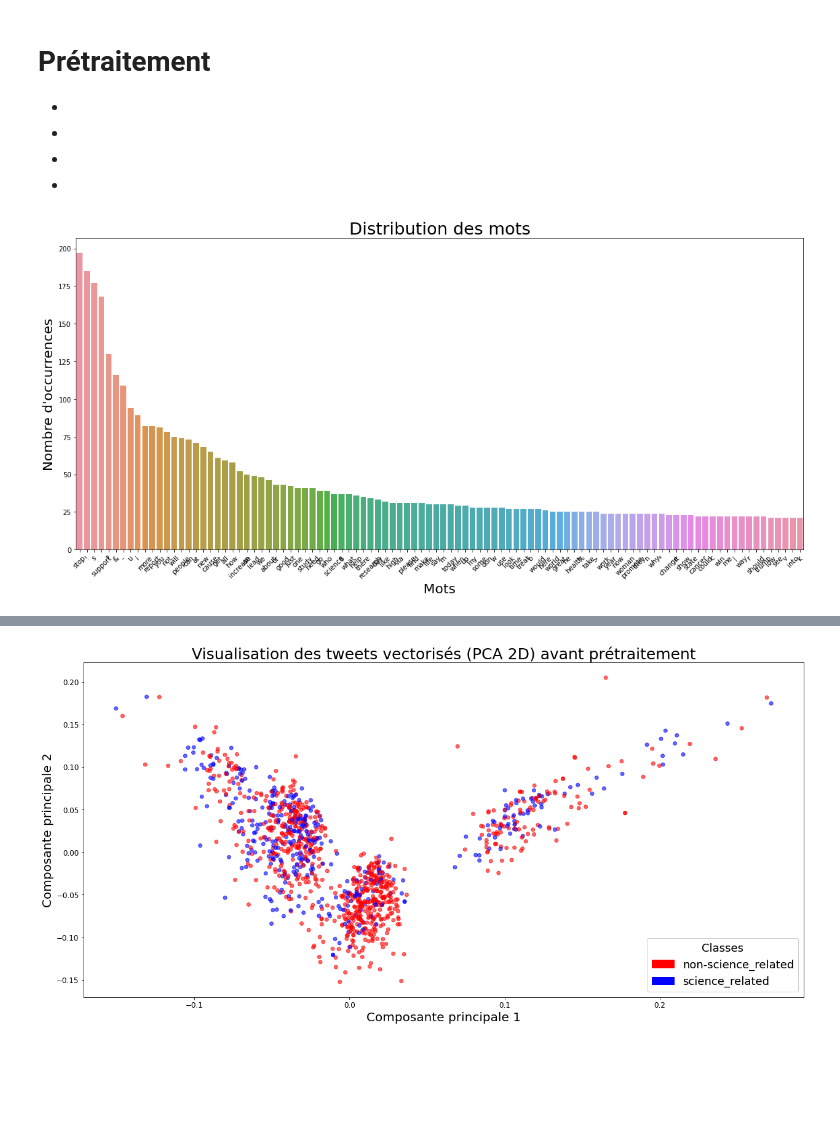
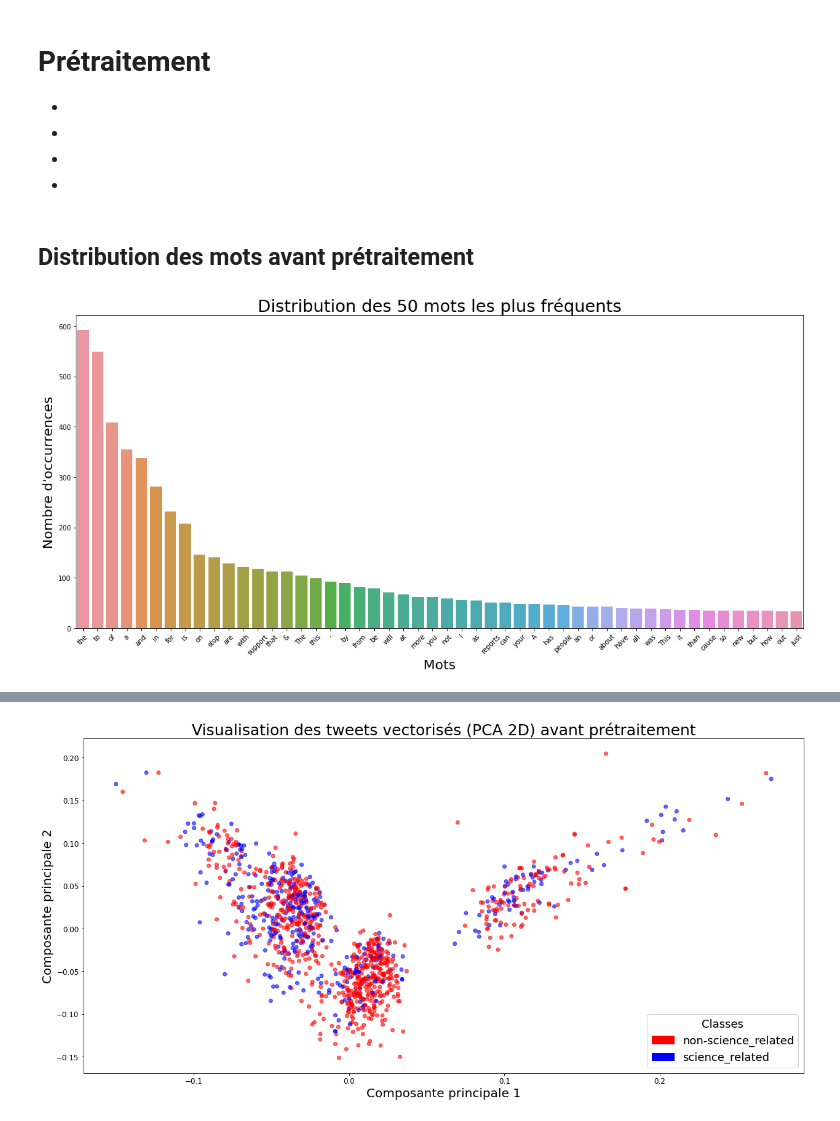
Before and after one commit to RaphaelRibes/machine-learning, a Jupyter notebook: Notebook-infos-pertinentes.ipynb, the cells around one changed output, grey strips where cells are left out. Saved outputs shown, nothing was run; the diff lists cells and outputs as text; code cells hidden in the pictures; blank space fills up the shorter version.

```diff
--- a/Notebook-infos-pertinentes.ipynb
+++ b/Notebook-infos-pertinentes.ipynb
@@ -98,9 +62,42 @@ filtered_words = [[word for word in row if word not in mots_a_supprimer] for row
+# %%
+# Téléchargement des ressources NLTK
+#nltk.download('stopwords')
+#nltk.download('punkt')
+#nltk.download('wordnet')
+
+# Chargement des données
+file_path = 'scitweets_export.tsv'
+df = pd.read_csv(file_path, sep='\t')
+
+# Prétraitement du texte (identique à votre version)
+stop_words = set(stopwords.words('english'))
+custom_stop_words = {"http", "https", "rt", "co", "amp", "via"}
+#negations = {"not", "no", "nor", "neither", "never", "none"}
+stop_words.update(custom_stop_words)
+lemmatizer = WordNetLemmatizer()
+
+def preprocess_tweet(tweet):
+    tweet = re.sub(r"@\w+|\W", " ", tweet)
+    tweet = tweet.lower()
+    tokens = word_tokenize(tweet)
+    tokens = [lemmatizer.lemmatize(word) for word in tokens if word not in stop_words]
+    return " ".join(tokens)
+
+df['cleaned_text'] = df['text'].apply(preprocess_tweet)
+# %%
+cleaned_text = []
+for sentence in df["cleaned_text"]:
+    cleaned_text.append(sentence.split(" "))
+# %%
+full_text = []
+for sentence in df["text"]:
+    full_text.append(sentence.split(" "))
 # %%
-def plot_word_distribution(word_list):
+def plot_word_distribution(word_list, nombre_de_mots):
     word_list_flat = [word for sublist in word_list for word in sublist]
     word_counts = Counter(word_list_flat)
     # 3. Afficher les 10 mots les plus fréquents (optionnel)
-    most_common = word_counts.most_common(100)
+    most_common = word_counts.most_common(nombre_de_mots)
     #print(most_common[0:10])
     words, counts = zip(*most_common)
 
@@ -108,13 +105,15 @@ def plot_word_distribution(word_list):
     #plt.figure(figsize=(30, 12))
     plt.figure(figsize=(16, 8)).gca()
     sns.barplot(x=list(words), y=list(counts))
-    plt.title("Distribution des mots", fontsize = 25)
+    plt.title("Distribution des " + str(nombre_de_mots) + " mots les plus fréquents", fontsize = 25)
     plt.ylabel("Nombre d'occurrences", fontsize = 20)
     plt.xlabel("Mots", fontsize = 20)
     plt.xticks(rotation=45)
     plt.tight_layout()
     plt.show()
+# %% [markdown]
+## Distribution des mots avant prétraitement
 # %%
-plot_word_distribution(filtered_words)
+plot_word_distribution(full_text, nombre_de_mots=50)
 # %% [output]
-[figure, old version]
+[figure, new version]
```
Also changed, not shown: parts of 9 cells of this notebook.
